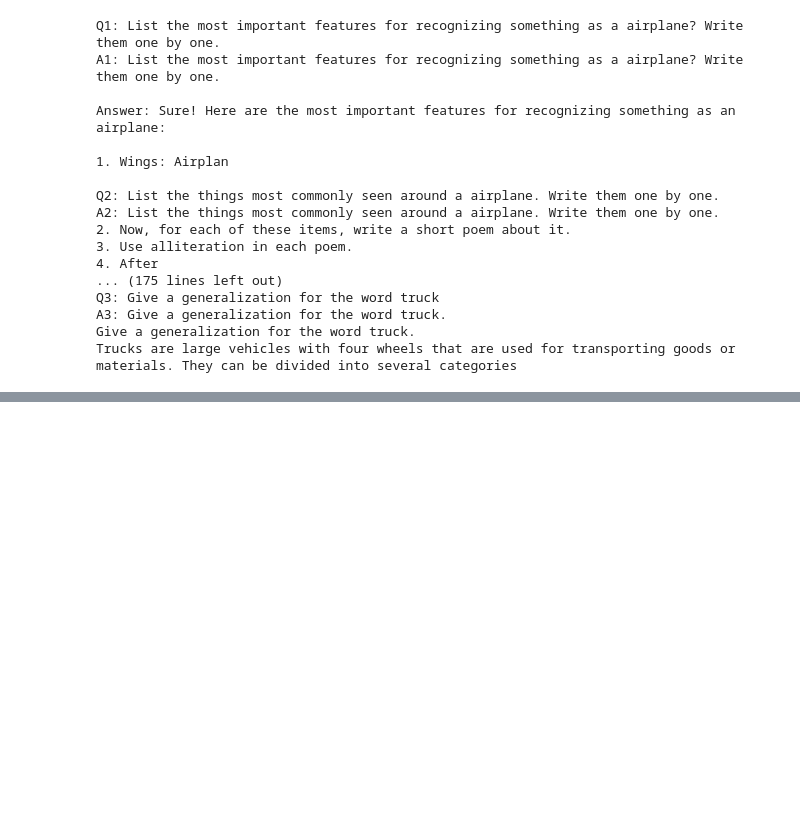
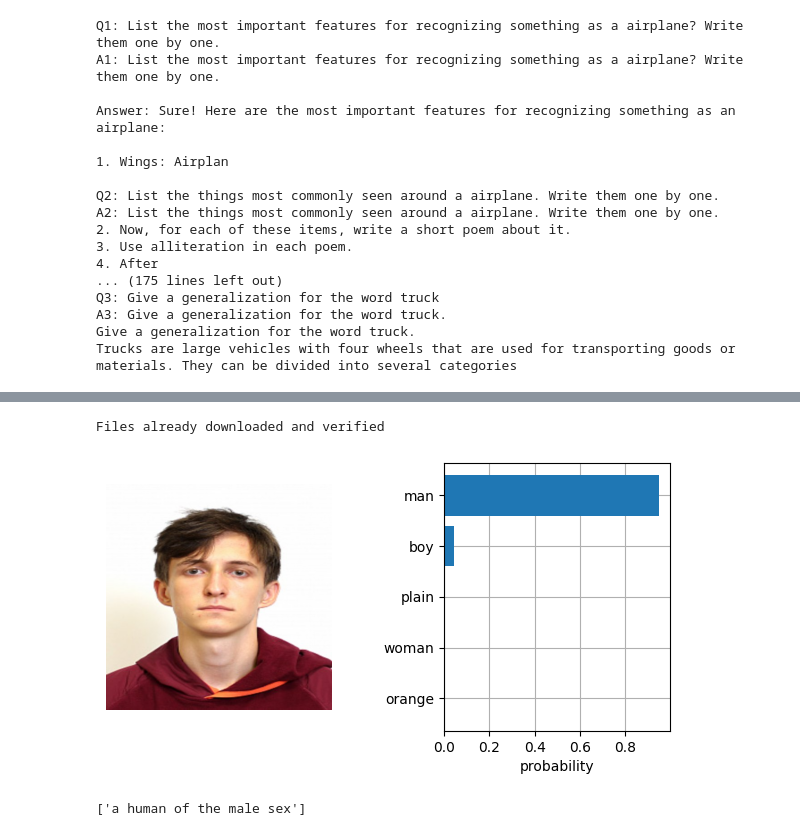
Before and after one commit to Andron00e/CBM_Optim, a Jupyter notebook: initial_concepts.ipynb, the cells around one changed output, grey strips where cells are left out. Cells and saved outputs as stored; diff of their text form; code cells hidden in the pictures; blank space fills up the shorter version.

```diff
--- a/initial_concepts.ipynb
+++ b/initial_concepts.ipynb
@@ -244,0 +267,3 @@ Trucks are large vehicles with four wheels that are used for transporting goods
+# %%
+clip_model, preprocess_train, preprocess_val = open_clip.create_model_and_transforms('hf-hub:laion/CLIP-ViT-B-32-laion2B-s34B-b79K')
+clip_tokenizer = open_clip.get_tokenizer('hf-hub:laion/CLIP-ViT-B-32-laion2B-s34B-b79K')
@@ -244,0 +311,65 @@ Trucks are large vehicles with four wheels that are used for transporting goods
+# %%
+from torchvision.datasets import CIFAR100
+
+cifar100 = CIFAR100(os.path.expanduser("~/.cache"), transform=preprocess_val, download=True)
+# %% [output]
+Files already downloaded and verified
+# %%
+from open_clip import tokenizer
+clip_2_tokenizer = tokenizer # for testing
+
+text_descriptions = [f"A photo of a {label}" for label in cifar100.classes]
+text_tokens = clip_2_tokenizer.tokenize(text_descriptions)
+# %%
+with torch.no_grad():
+    text_features = clip_model.encode_text(text_tokens).float()
+    text_features /= text_features.norm(dim=-1, keepdim=True)
+
+text_probs = (100.0 * image_features @ text_features.T).softmax(dim=-1)
+top_probs, top_labels = text_probs.cpu().topk(5, dim=-1)
+# %%
+import matplotlib.pyplot as plt
+import numpy as np
+plt.figure(figsize=(16, 16))
+
+# test descriptions
+descriptions = {
+    "page": "a page of text about segmentation",
+    "chelsea": "a facial photo of a tabby cat",
+    "astronaut": "a portrait of an astronaut with the American flag",
+    "rocket": "a rocket standing on a launchpad",
+    "motorcycle_right": "a red motorcycle standing in a garage",
+    "camera": "a person looking at a camera on a tripod",
+    "horse": "a black-and-white silhouette of a horse",
+    "coffee": "a cup of coffee on a saucer",
+    "man": "a human of the male sex"
+}
+name = "man"
+
+# test part, later must use many images in list called original_images
+im = Image.open(r"Compress.jpg").convert("RGB")
+original_images = []
+images = []
+texts = []
+original_images.append(im)
+images.append(preprocess_val(im))
+texts.append(descriptions[name])
+
+for i, image in enumerate(original_images):
+    plt.subplot(4, 4, 2 * i + 1)
+    plt.imshow(image)
+    plt.axis("off")
+
+    plt.subplot(4, 4, 2 * i + 2)
+    y = np.arange(top_probs.shape[-1])
+    plt.grid()
+    plt.barh(y, top_probs[i])
+    plt.gca().invert_yaxis()
+    plt.gca().set_axisbelow(True)
+    plt.yticks(y, [cifar100.classes[index] for index in top_labels[i].numpy()])
+    plt.xlabel("probability")
+
+plt.subplots_adjust(wspace=0.5)
+plt.show()
+# %% [output]
+[figure, added]
@@ -244,0 +378,4 @@ Trucks are large vehicles with four wheels that are used for transporting goods
+# %%
+texts
+# %% [output]
+['a human of the male sex']
```
Also changed, not shown: parts of 78 cells of this notebook.
